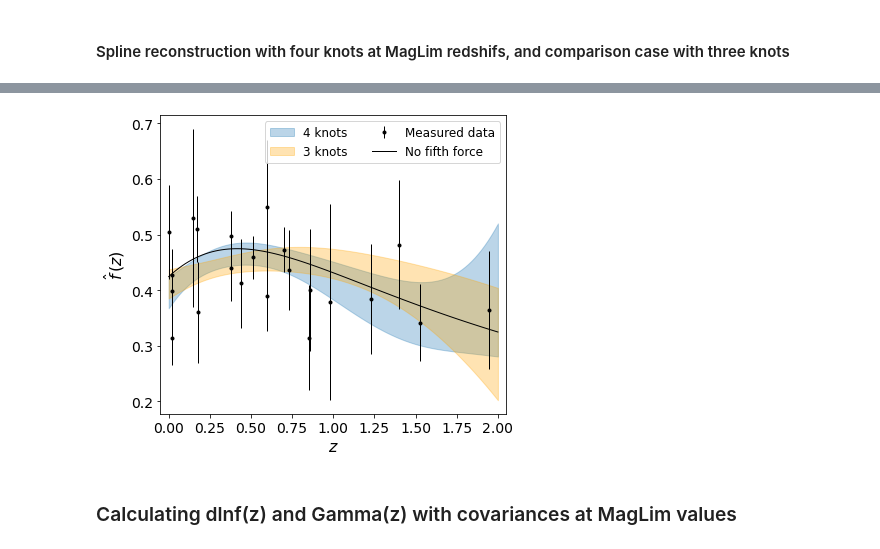
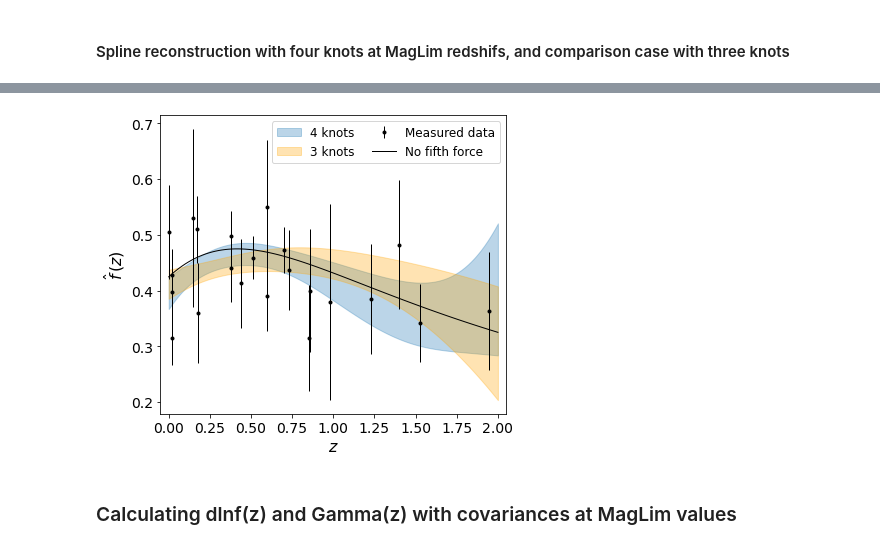
Before and after one commit to NastassiaG/FifthForce_Jhat_fhat, a Jupyter notebook: Jhat_fhat_current.ipynb, the cells around one changed output, grey strips where cells are left out. Drawn from its saved outputs; the diff is of its cells as text; code cells hidden in the pictures.

```diff
--- a/Jhat_fhat_current.ipynb
+++ b/Jhat_fhat_current.ipynb
@@ -175,37 +214,37 @@ plt.show()
 # %%
-### Plot of fhat, comparison between 5 knots and 4 knots
+### Plot of fhat, comparison between 4 knots and 3 knots
 
 plt.figure(figsize=(6, 5))
 
 #Plot the LCDM prediction with no fifth force
 StandardPrediction = plt.plot(z_range, fhat_LCDM, label='No fifth force', color = 'black', linewidth = 1)[0]
 
 
 #Plot measured data
 data = plt.errorbar(z_data, fhat_data, yerr = fhat_data_errors, fmt = '.', label = 'Measured data', color = 'black', elinewidth=1)
 
 
 #Plot reconstructed functions
 
 fill1 = plt.fill_between(fhat_reco['x'], fhat_reco['mean']+fhat_stdev, fhat_reco['mean']-fhat_stdev,
                  color='C0', alpha = 0.3, label='4 knots')
 
 fill2 = plt.fill_between(fhat_reco_3knots['x'], fhat_reco_3knots['mean']+fhat_stdev_3knots, fhat_reco_3knots['mean']-fhat_stdev_3knots,
                  color='orange', alpha = 0.3, label='3 knots')
 
 
 
 ticks = [0.00, 0.25, 0.50, 0.75, 1.00, 1.25, 1.50, 1.75, 2.00]
 plt.xticks(ticks,fontsize=14)
 plt.yticks(fontsize=14)
 handles = [fill1, fill2, data, StandardPrediction]
 labels = ['4 knots', '3 knots', 'Measured data', 'No fifth force']
-plt.legend(handles, labels, fontsize=12, ncol=2)
+plt.legend(handles, labels, fontsize=12, ncol=2, columnspacing=1.4)
 plt.xlabel("$z$", fontsize=16)
 plt.ylabel("$\hat{f}\,(z)$", fontsize=16)
 plt.xlim(-0.05,2.05)
 plt.tight_layout()
-#plt.savefig("results_fhat_3_4.png",dpi=600, bbox_inches='tight')
+plt.savefig("Figures/results_fhat_3_4.pdf",dpi=600, bbox_inches='tight')
 plt.show()
 # %% [output]
-[figure, old version]
+[figure, new version]
```
Also changed, not shown: parts of 13 cells of this notebook, 22 other files.
